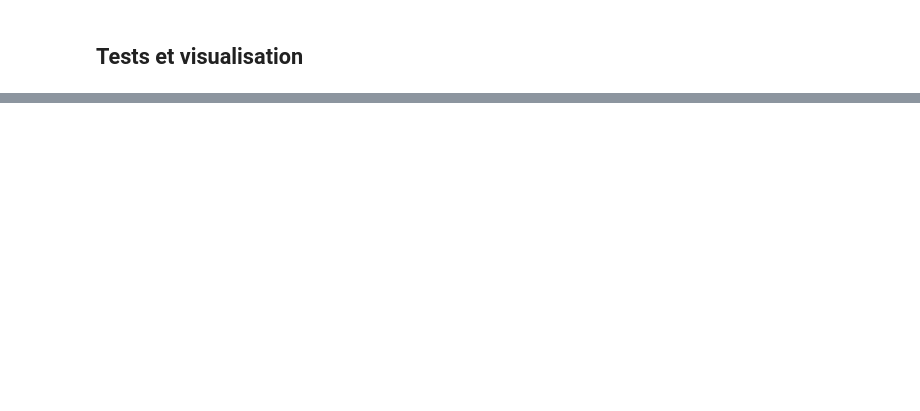
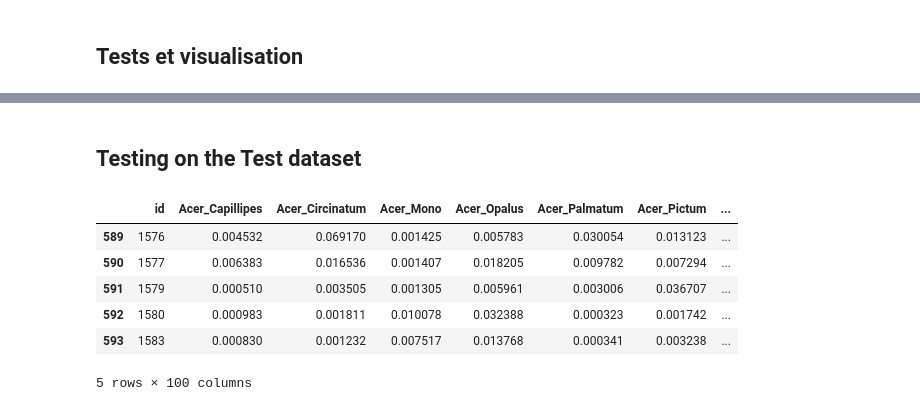
Before and after one commit to KHALOUIoussama/IFT712-Project, a Jupyter notebook: notebooks/notebook.ipynb, the cells around one changed output, grey strips where cells are left out. Cells and saved outputs as stored; diff of their text form; code cells hidden in the pictures; blank space fills up the shorter version.

```diff
--- a/notebooks/notebook.ipynb
+++ b/notebooks/notebook.ipynb
@@ -144,0 +147,29 @@ visualize.plot_confusion_matrix(show_label=False)
+# %% [markdown]
+## Testing on the Test dataset
+# %%
+# Predict Test Set
+clf = model.model
+test = pd.read_csv('../data/raw/test.csv')
+
+# Remove the "id" column from the test data
+test_no_id = test.drop(['id'], axis=1)
+
+test_predictions = clf.predict_proba(test_no_id)
+classes = list(constants.get_labels())
+
+# Format DataFrame
+submission = pd.DataFrame(test_predictions, columns=classes)
+submission.insert(0, 'id', test.id)
+submission.reset_index()
+
+# Export Submission
+submission.to_csv(f'../data/processed/submission_{clf}.csv', index=False)
+submission.tail()
+# %% [output]
+|  | id | Acer_Capillipes | Acer_Circinatum | Acer_Mono | Acer_Opalus | Acer_Palmatum | Acer_Pictum | ... |
+| 589 | 1576 | 0.004532 | 0.069170 | 0.001425 | 0.005783 | 0.030054 | 0.013123 | ... |
+| 590 | 1577 | 0.006383 | 0.016536 | 0.001407 | 0.018205 | 0.009782 | 0.007294 | ... |
+| 591 | 1579 | 0.000510 | 0.003505 | 0.001305 | 0.005961 | 0.003006 | 0.036707 | ... |
+| 592 | 1580 | 0.000983 | 0.001811 | 0.010078 | 0.032388 | 0.000323 | 0.001742 | ... |
+| 593 | 1583 | 0.000830 | 0.001232 | 0.007517 | 0.013768 | 0.000341 | 0.003238 | ... |
+5 rows × 100 columns
```
Also changed, not shown: parts of 11 cells of this notebook, 2 other files.
